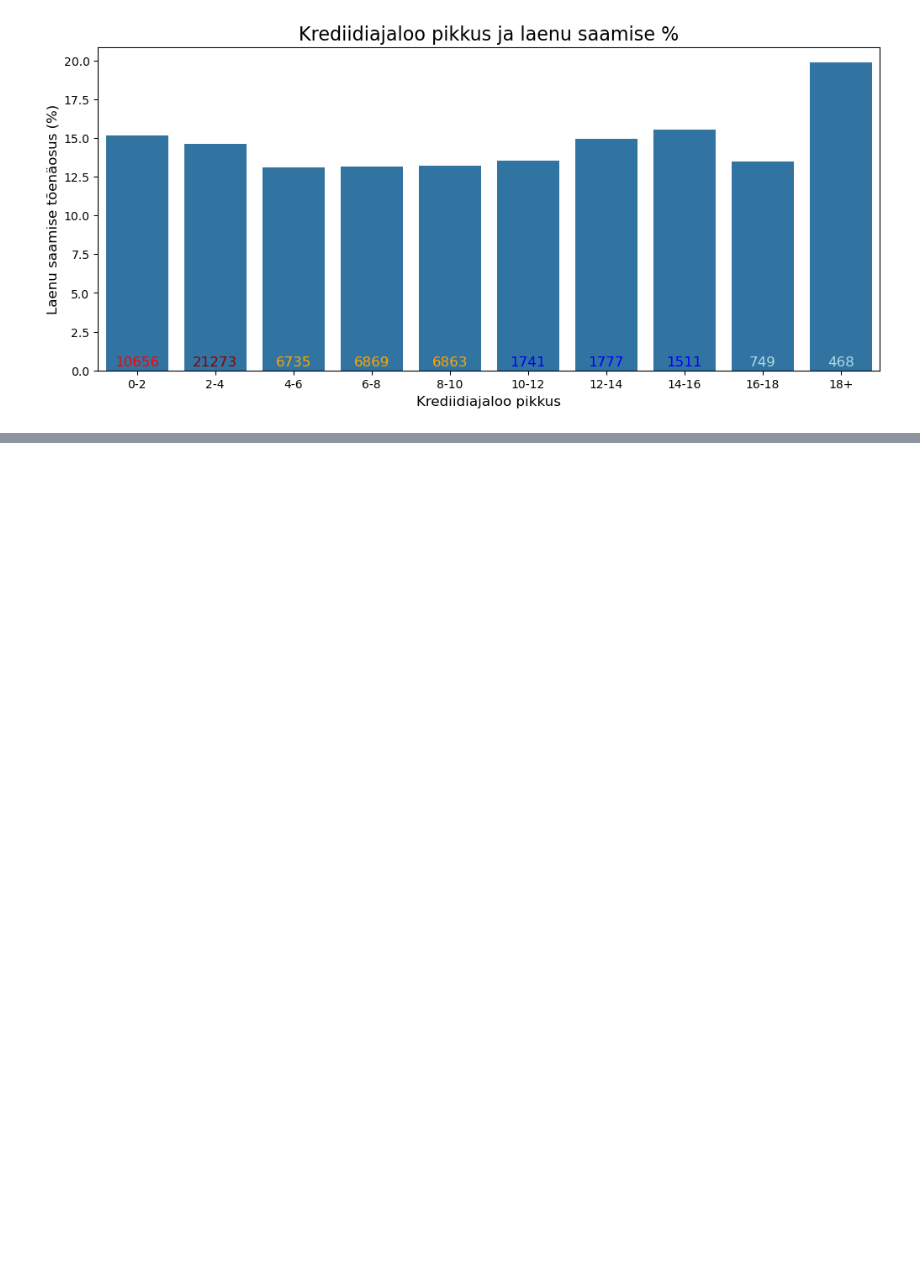
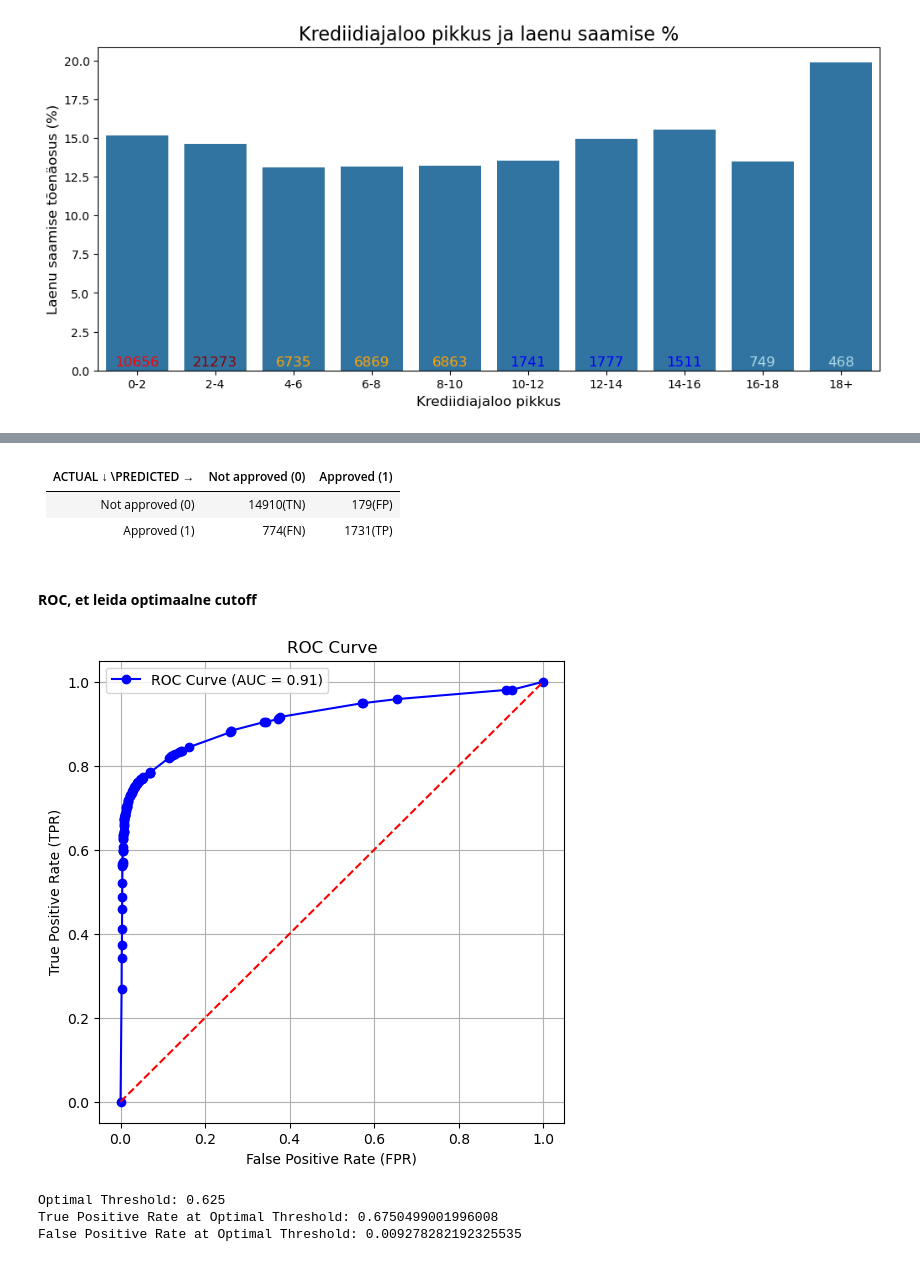
Before and after one commit to madispuu/Loan_Approval_Prediction, a Jupyter notebook: TEAM.ipynb, the cells around one changed output, grey strips where cells are left out. Drawn from its saved outputs; the diff is of its cells as text; code cells hidden in the pictures; blank space fills up the shorter version.

```diff
--- a/TEAM.ipynb
+++ b/TEAM.ipynb
@@ -1249,0 +1252,2 @@ df_train.drop(columns=['cb_person_cred_hist_length_temp'], inplace=True)
+# %%
+data = df_train
@@ -1249,0 +1273,17 @@ df_train.drop(columns=['cb_person_cred_hist_length_temp'], inplace=True)
+# %%
+from sklearn.tree import DecisionTreeClassifier
+from sklearn.metrics import accuracy_score, confusion_matrix
+
+# Algata ja treeni otsustuspuu mudel
+model = DecisionTreeClassifier(random_state=42)
+model.fit(X_train, y_train)
+
+# Ennusta testandmete põhjal
+y_pred = model.predict(X_test)
+
+# Mudeli hindamine
+accuracy = accuracy_score(y_test, y_pred)
+print("Täpsus:", accuracy)
+
+# Klassifikatsiooniaruanne
+print("Segadusmaatriks:\n", confusion_matrix(y_test, y_pred))
@@ -1249,0 +1330,47 @@ df_train.drop(columns=['cb_person_cred_hist_length_temp'], inplace=True)
+# %% [markdown]
+| ACTUAL ↓ \PREDICTED →| Not approved (0) | Approved (1) |
+|----------------------|------------------|--------------|
+|   Not approved (0)   |     14910(TN)    |    179(FP)   |
+|     Approved (1)     |       774(FN)    |   1731(TP)   |
+# %% [markdown]
+#### **ROC, et leida optimaalne cutoff**
+# %%
+
+from sklearn.metrics import roc_curve, auc
+import matplotlib.pyplot as plt
+
+y_probs = best_model.predict_proba(X_test)[:, 1]  # Predicted probabilities for the positive class
+fpr, tpr, thresholds = roc_curve(y_test, y_probs)  # ROC curve metrics
+roc_auc = auc(fpr, tpr)  # Area Under the Curve (AUC)
+
+# Plot the ROC curve
+plt.figure(figsize=(6, 6))
+plt.plot(fpr, tpr, marker='o', linestyle='-', color='b', label='ROC Curve (AUC = {:.2f})'.format(roc_auc))
+plt.xlabel("False Positive Rate (FPR)")
+plt.ylabel("True Positive Rate (TPR)")
+plt.title("ROC Curve")
+plt.grid(True)
+plt.plot([0, 1], [0, 1], color='r', linestyle='--')  # Diagonal reference line
+plt.legend()
+plt.show()
+
+# Find the index where FPR is closest to 0
+idx = (fpr <= 0.01).nonzero()[0]  # Allow a very small tolerance for FPR close to 0
+if len(idx) > 0:
+    idx = idx[-1]  # Take the highest TPR for the lowest FPR
+else:
+    idx = 0  # Default to the first index if FPR can't be close to 0
+
+# Get the optimal threshold
+optimal_threshold = thresholds[idx]
+optimal_tpr = tpr[idx]
+optimal_fpr = fpr[idx]
+
+print("Optimal Threshold:", optimal_threshold)
+print("True Positive Rate at Optimal Threshold:", optimal_tpr)
+print("False Positive Rate at Optimal Threshold:", optimal_fpr)
+# %% [output]
+[figure, added]
+Optimal Threshold: 0.625
+True Positive Rate at Optimal Threshold: 0.6750499001996008
+False Positive Rate at Optimal Threshold: 0.009278282192325535
```
Also changed, not shown: parts of 16 cells of this notebook.
